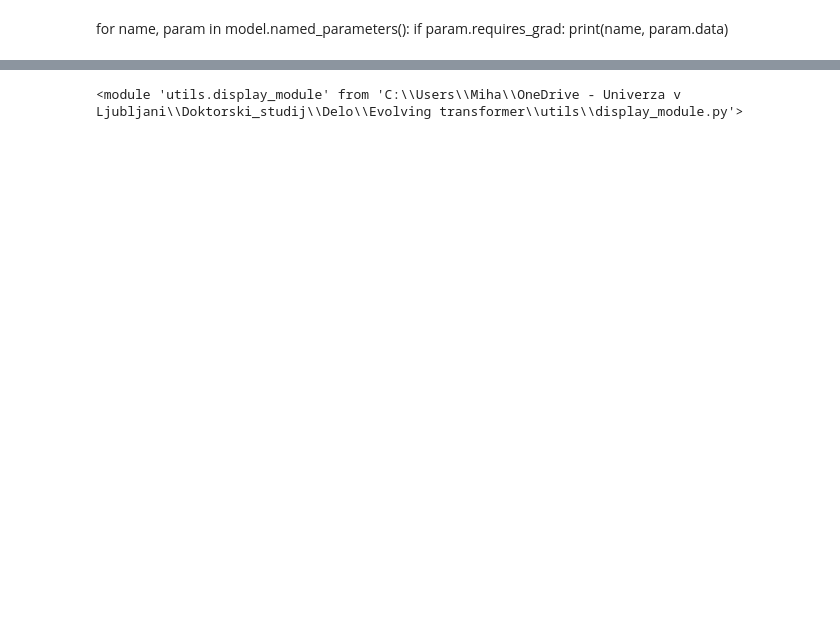
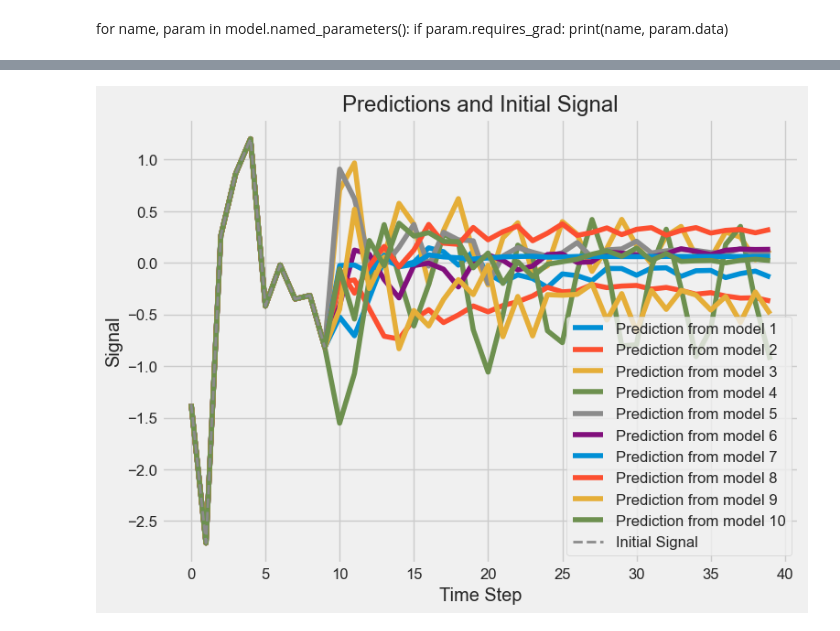
Before and after one commit to mihaozbot/Fuzzy-transformer, a Jupyter notebook: LSTM/LSTM_evolving_VAE.ipynb, the cells around one changed output, grey strips where cells are left out. Saved outputs shown, nothing was run; the diff lists cells and outputs as text; code cells hidden in the pictures; blank space fills up the shorter version.

```diff
--- a/LSTM/LSTM_evolving_VAE.ipynb
+++ b/LSTM/LSTM_evolving_VAE.ipynb
@@ -631,8 +554,78 @@ def compute_GK(z, mu, sigma_inv):
-# %%
-from utils import display_module
-reload(display_module)
-# %% [output]
-<module 'utils.display_module' from 'C:\\Users\\Miha\\OneDrive - Univerza v Ljubljani\\Doktorski_studij\\Delo\\Evolving transformer\\utils\\display_module.py'>
+# %%
+import torch
+import torch.nn as nn
+import matplotlib.pyplot as plt
+
+class ARXModel(nn.Module):
+    def __init__(self, ar_order, num_exog, num_models, sequence_length):
+        super(ARXModel, self).__init__()
+        self.ar_order = ar_order
+        self.num_exog = num_exog
+        self.num_models = num_models
+        self.sequence_length = sequence_length
+        # Create multiple linear layers
+        self.linears = nn.ModuleList([nn.Linear(ar_order + num_exog + 1, 1, bias=False) for _ in range(num_models)])
+
+    def forward(self, y, u):
+        batch_size = y.size(0)
+
+        # Initialize the output
+        output = torch.zeros(batch_size, self.num_models, self.sequence_length).to(y.device)
+
+        # Start by filling in the initial conditions for the output
+        output[:, :, :self.ar_order] = y.repeat(1, self.num_models, 1)[:, :, :self.ar_order]
+
+        for t in range(self.ar_order, self.sequence_length):
+            for i, linear in enumerate(self.linears):
+                # Use the most recent output values and exogenous variables as the regressor
+                regressor = torch.cat((output[:, i:i+1, t-self.ar_order:t], u, torch.ones(batch_size, 1, 1)), dim=2)
+
+                # Compute the prediction
+                regressor_t = regressor.squeeze(1)
+                prediction_t = linear(regressor_t)
+
+                # Store the prediction in the output tensor
+                output[:, i, t] = prediction_t.squeeze()
+
+        return output
+
+
+
+# Set the parameters
+ar_order = 10
+num_exog = 1
+num_models = 10
+batch_size = 1
+sequence_length = 40
+
+# Create dummy input data
+y = torch.randn(batch_size, 1, ar_order)  # Output signal with shape (batch_size, 1, ar_order)
+u = torch.randn(batch_size, 1, num_exog)  # Exogenous input signal with shape (batch_size, 1, num_exog)
+
+# Create the ARX model
+modelARX = ARXModel(ar_order, num_exog, num_models, sequence_length)
+
+# Forward pass to get the predictions
+predictions = modelARX(y, u)
+
+# Prepare the plot
+plt.figure(figsize=(8, 6))
+
+# Plotting the predictions from each model
+for i in range(num_models):
+    plt.plot(range(sequence_length), predictions[0, i, :].detach().numpy(), label=f'Prediction from model {i+1}')
+
+# Plotting the initial signal
+plt.plot(range(ar_order), y[0, 0, :].numpy(), label='Initial Signal', linewidth=2, linestyle='dashed')
+
+plt.xlabel('Time Step')
+plt.ylabel('Signal')
+plt.title('Predictions and Initial Signal')
+plt.legend()
+plt.grid(True)
+plt.show()
+# %% [output]
+[figure, added]
 # %%
 %matplotlib inline
 best_model = float('inf')
```
Also changed, not shown: parts of 26 cells of this notebook, 16 other files.
